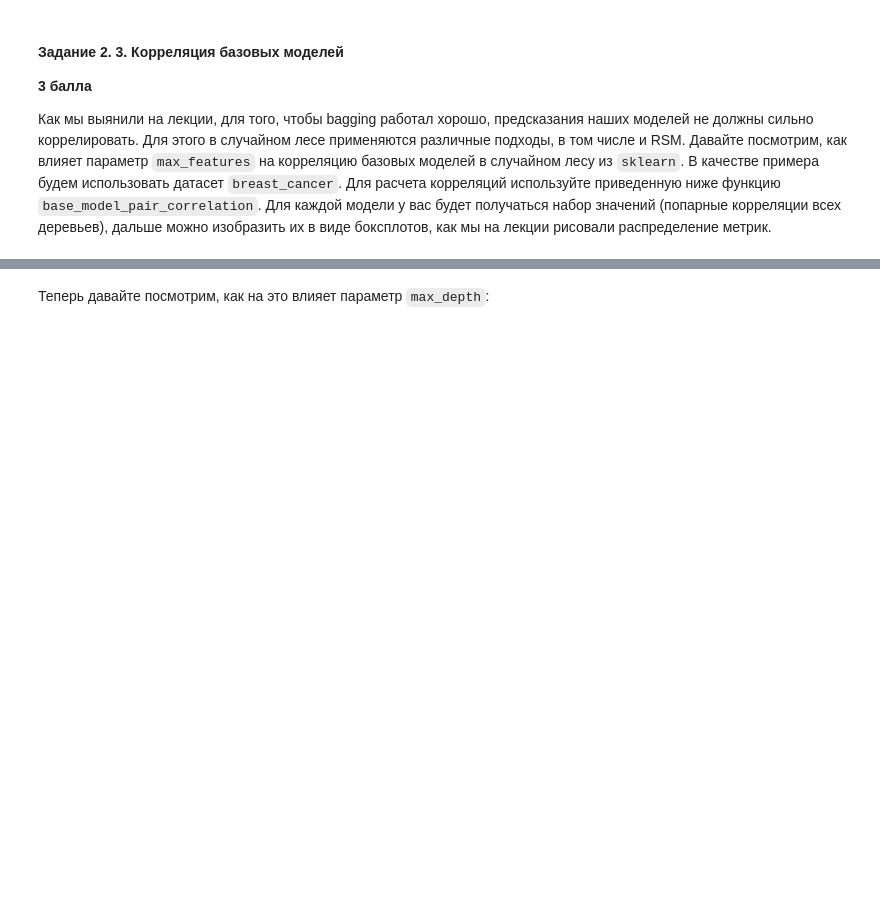
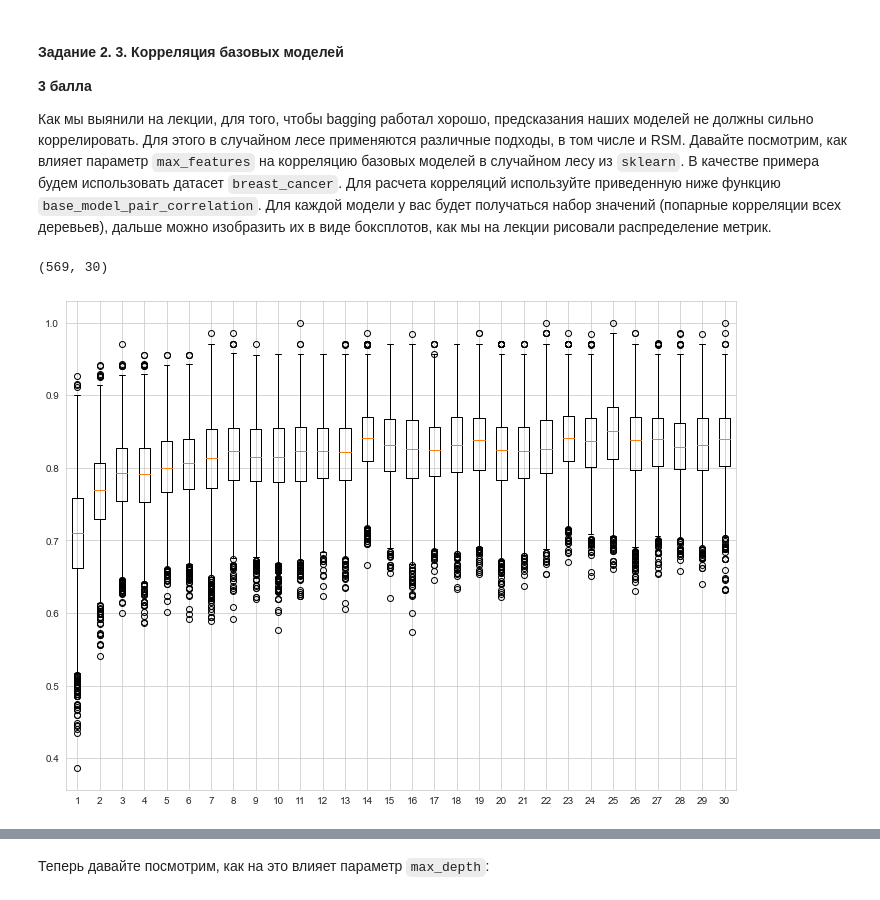
Before and after one commit to aberdichevskaya/ML_BI, a Jupyter notebook: hw5/code/Ensembles.ipynb, the cells around one changed output, grey strips where cells are left out. Cells and saved outputs as stored; diff of their text form; code cells hidden in the pictures; blank space fills up the shorter version.

```diff
--- a/hw5/Ensembles.ipynb
+++ b/hw5/code/Ensembles.ipynb
@@ -281,0 +262,4 @@ plot_decision_boundary(random_forest_custom, X, y)
+# %%
+random_forest_custom_3 = RandomForestClassifierCustom(n_estimators=5, max_features=2)
+random_forest_custom_3.fit(X, y)
+plot_decision_boundary(random_forest_custom_3, X, y)
@@ -281,0 +268,4 @@ plot_decision_boundary(random_forest_custom, X, y)
+# %%
+random_forest_custom_4 = RandomForestClassifierCustom(n_estimators=15, max_features=2)
+random_forest_custom_4.fit(X, y)
+plot_decision_boundary(random_forest_custom_4, X, y)
@@ -281,0 +274,4 @@ plot_decision_boundary(random_forest_custom, X, y)
+# %%
+random_forest_custom_5 = RandomForestClassifierCustom(n_estimators=25, max_features=2)
+random_forest_custom_5.fit(X, y)
+plot_decision_boundary(random_forest_custom_5, X, y)
@@ -304,5 +304,19 @@ breast_cancer = datasets.load_breast_cancer()
 X = breast_cancer.data
 y = breast_cancer.target
 X_train, X_test, y_train, y_test = train_test_split(X, y, random_state=42)
+# %%
+X.shape
+# %% [output]
+(569, 30)
 # %%
-## ENTER YOUR CODE HERE (/¯◡ ‿ ◡)/¯☆*##
+corrs = []
+for n in range(1, 31):
+    random_forest_custom_cancer = RandomForestClassifier(max_features=n)
+    random_forest_custom_cancer.fit(X_train, y_train)
+    corr = base_model_pair_correlation(random_forest_custom_cancer, X_test)
+    corrs.append(corr)
+# %%
+plt.boxplot(corrs)
+plt.show()
+# %% [output]
+[figure, added]
```
Also changed, not shown: parts of 50 cells of this notebook, 4 other files.
